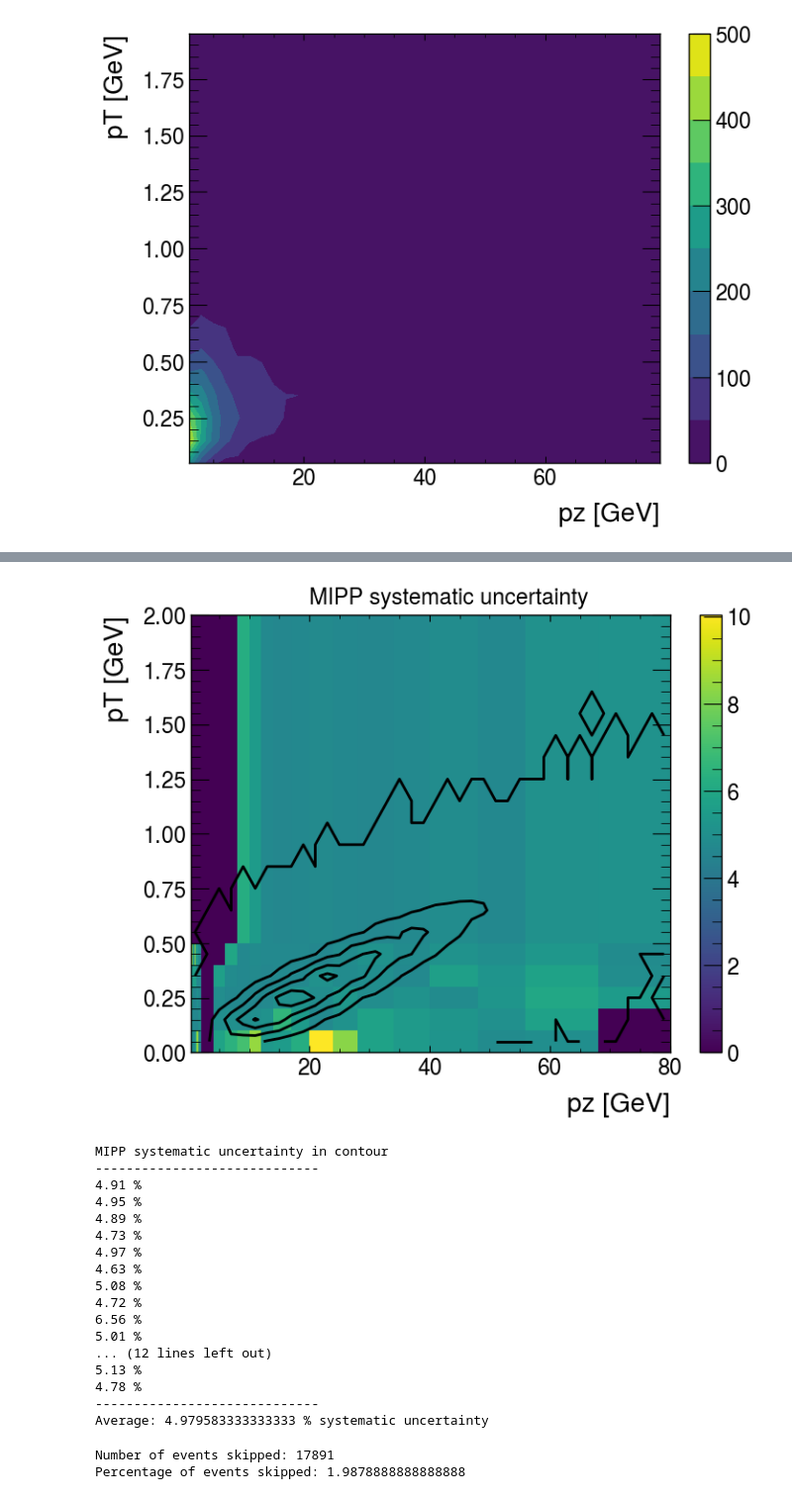
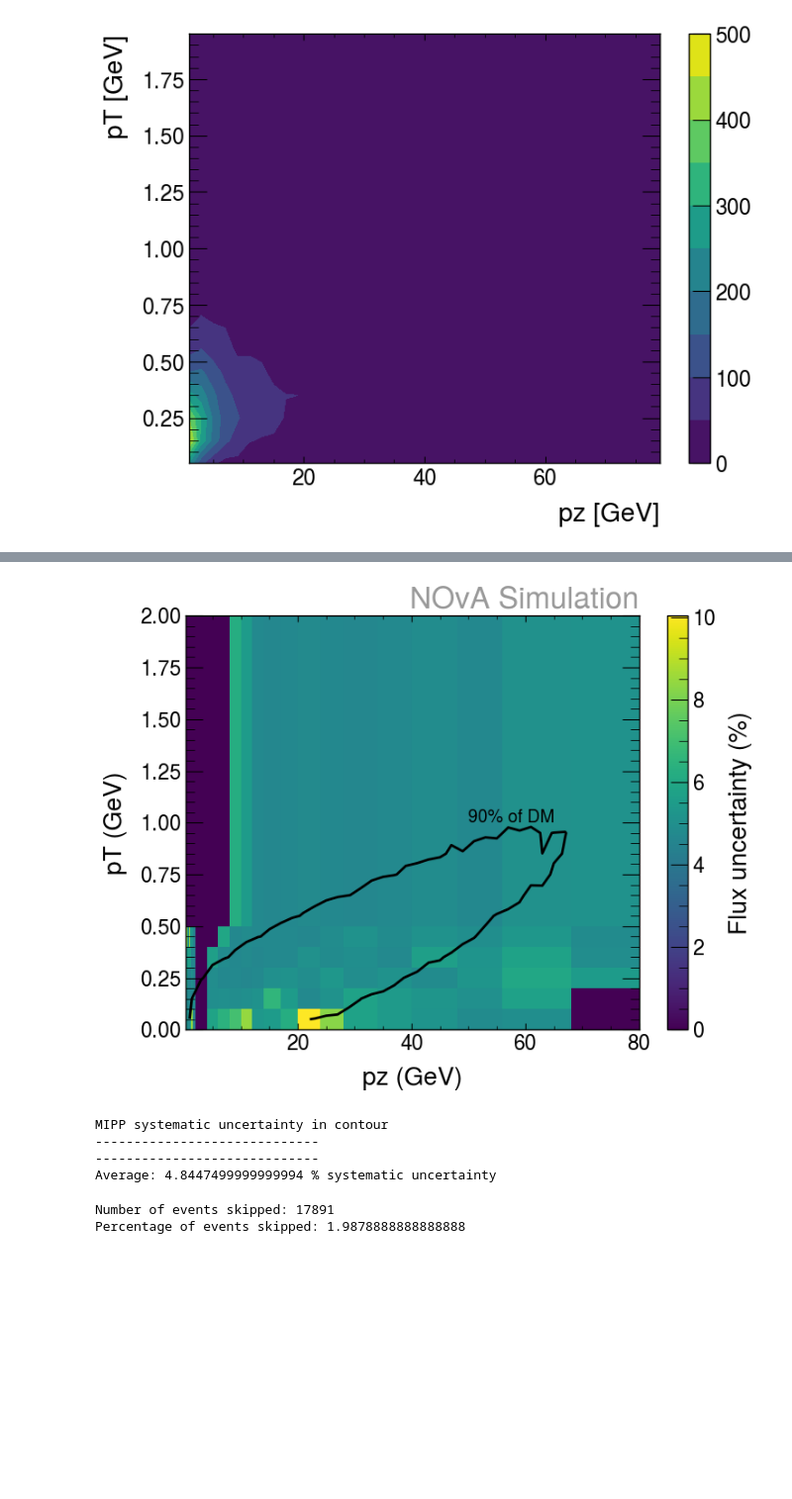
Before and after one commit to horohoo/thoroho-nova, a Jupyter notebook: ldmcode/NOvA_pion_dist.ipynb, the cells around one changed output, grey strips where cells are left out. Shown at 99% size. Saved outputs shown, nothing was run; the diff lists cells and outputs as text; code cells hidden in the pictures; blank space fills up the shorter version.

```diff
--- a/ldmcode/NOvA_pion_dist.ipynb
+++ b/ldmcode/NOvA_pion_dist.ipynb
@@ -472,46 +492,48 @@ Average ratio: 0.9778323029664086
 # %%
 fig = plt.figure()
 ax = fig.add_subplot()
 X, Y = np.meshgrid(bins_pz, bins_pT)
-systmap = ax.pcolormesh(X, Y, MIPP_avg_syst.T)
-cs = ax.contour(*midpoints, grid, levels=4, colors='k', zorder=40)
-cbar = fig.colorbar(systmap)
-ax.set_xlabel('pz [GeV]')
-ax.set_ylabel('pT [GeV]')
-fig.suptitle('MIPP systematic uncertainty')
+rat = ax.pcolormesh(X, Y, MIPP_avg_syst.T)
+#cs = ax.contour(*midpoints, grid, levels=50, colors='k', zorder=40)
+cbar = fig.colorbar(rat)
+cbar.set_label('Flux uncertainty (%)', loc='center')
+ax.set_xlabel('pz (GeV)', loc='center')
+ax.set_ylabel('pT (GeV)', loc='center')
+ax.set_title(r'NOvA Simulation', color='#999999', loc='right')
+
+for level in range(850):
+    cs = ax.contour(*midpoints, grid, levels=[level], colors='k', zorder=40)
+    if level == 849:
+        alpha = 1
+    else:
+        alpha = 0
+    for collection in cs.collections:
+        collection.set_alpha(alpha)
+
+ax.text(50, 1, '90% of DM', color='k')
+
+fig.savefig('/exp/nova/app/users/thoroho/ldmana/DM-flux-uncertainty.pdf', dpi=300)
+
 plt.show()
 
 print("MIPP systematic uncertainty in contour")
 print("-----------------------------")
 binvalues = []
 for i in range(len(MIPP_avg_syst)):
     for j in range(len(MIPP_avg_syst[i])):
         xmid = (bins_pz[i] + bins_pz[i+1])/2
         ymid = (bins_pT[j] + bins_pT[j+1])/2
         if path.contains_points([[xmid, ymid]]):
-            print(MIPP_avg_syst[i][j],"%")
+            #print(MIPP_avg_syst[i][j],"%")
             binvalues.append(MIPP_avg_syst[i][j])
 print("-----------------------------")
 print("Average:", np.mean(binvalues), "% systematic uncertainty")
 # %% [output]
-[figure, old version]
+[figure, new version]
 MIPP systematic uncertainty in contour
 -----------------------------
-4.91 %
-4.95 %
-4.89 %
-4.73 %
-4.97 %
-4.63 %
-5.08 %
-4.72 %
-6.56 %
-5.01 %
-... (12 lines left out)
-5.13 %
-4.78 %
 -----------------------------
-Average: 4.979583333333333 % systematic uncertainty
+Average: 4.8447499999999994 % systematic uncertainty
 # %%
 evnpath = "/exp/nova/app/users/wmu/ldmcode/bdnmc_events/"
 files = [f for f in os.listdir(evnpath)]
```
Also changed, not shown: parts of 10 cells of this notebook.
